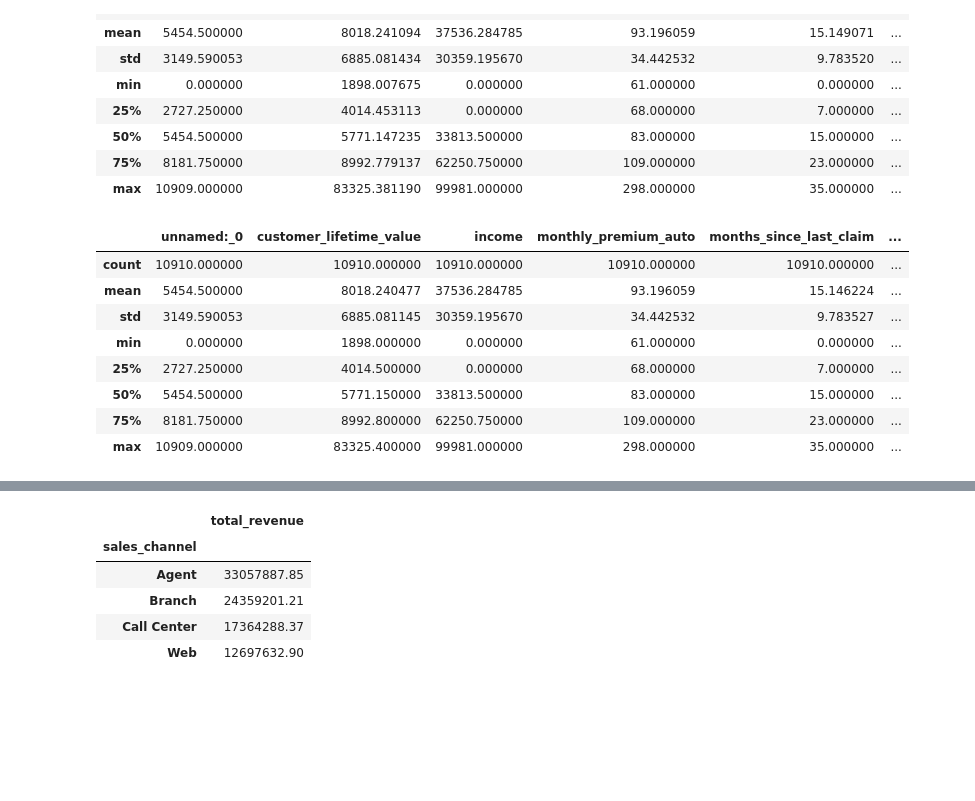
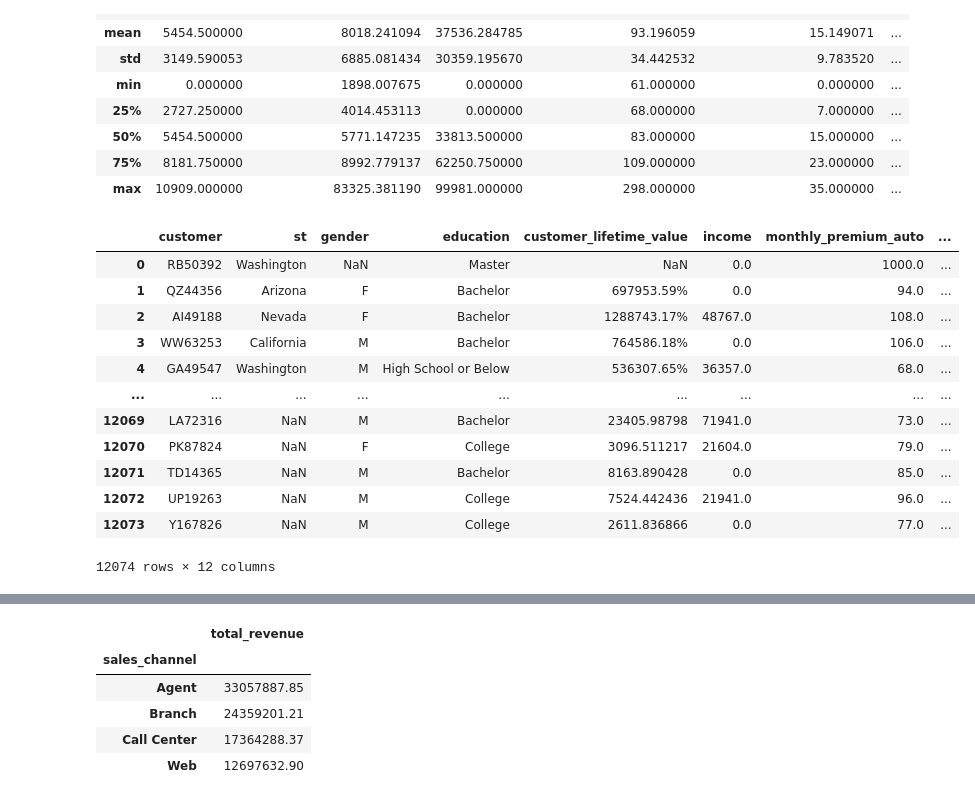
Before and after one commit to data-bootcamp-v4/lab-dw-data-structuring-and-combining, a Jupyter notebook: lab-dw-data-structuring-and-combining.ipynb, the cells around one changed output, grey strips where cells are left out. Cells and saved outputs as stored; diff of their text form; code cells hidden in the pictures; blank space fills up the shorter version.

```diff
--- a/lab-dw-data-structuring-and-combining.ipynb
+++ b/lab-dw-data-structuring-and-combining.ipynb
@@ -173,14 +221,18 @@ df.describe()
 | 75% | 8181.750000 | 8992.779137 | 62250.750000 | 109.000000 | 23.000000 | ... |
 | max | 10909.000000 | 83325.381190 | 99981.000000 | 298.000000 | 35.000000 | ... |
 # %%
-df.round(1).describe()
+df.round(1)
 # %% [output]
-|  | unnamed:_0 | customer_lifetime_value | income | monthly_premium_auto | months_since_last_claim | ... |
-| count | 10910.000000 | 10910.000000 | 10910.000000 | 10910.000000 | 10910.000000 | ... |
-| mean | 5454.500000 | 8018.240477 | 37536.284785 | 93.196059 | 15.146224 | ... |
-| std | 3149.590053 | 6885.081145 | 30359.195670 | 34.442532 | 9.783527 | ... |
-| min | 0.000000 | 1898.000000 | 0.000000 | 61.000000 | 0.000000 | ... |
-| 25% | 2727.250000 | 4014.500000 | 0.000000 | 68.000000 | 7.000000 | ... |
-| 50% | 5454.500000 | 5771.150000 | 33813.500000 | 83.000000 | 15.000000 | ... |
-| 75% | 8181.750000 | 8992.800000 | 62250.750000 | 109.000000 | 23.000000 | ... |
-| max | 10909.000000 | 83325.400000 | 99981.000000 | 298.000000 | 35.000000 | ... |
+|  | customer | st | gender | education | customer_lifetime_value | income | monthly_premium_auto | ... |
+| 0 | RB50392 | Washington | NaN | Master | NaN | 0.0 | 1000.0 | ... |
+| 1 | QZ44356 | Arizona | F | Bachelor | 697953.59% | 0.0 | 94.0 | ... |
+| 2 | AI49188 | Nevada | F | Bachelor | 1288743.17% | 48767.0 | 108.0 | ... |
+| 3 | WW63253 | California | M | Bachelor | 764586.18% | 0.0 | 106.0 | ... |
+| 4 | GA49547 | Washington | M | High School or Below | 536307.65% | 36357.0 | 68.0 | ... |
+| ... | ... | ... | ... | ... | ... | ... | ... | ... |
+| 12069 | LA72316 | NaN | M | Bachelor | 23405.98798 | 71941.0 | 73.0 | ... |
+| 12070 | PK87824 | NaN | F | College | 3096.511217 | 21604.0 | 79.0 | ... |
+| 12071 | TD14365 | NaN | M | Bachelor | 8163.890428 | 0.0 | 85.0 | ... |
+| 12072 | UP19263 | NaN | M | College | 7524.442436 | 21941.0 | 96.0 | ... |
+| 12073 | Y167826 | NaN | M | College | 2611.836866 | 0.0 | 77.0 | ... |
+12074 rows × 12 columns
```
Also changed, not shown: parts of 11 cells of this notebook.
